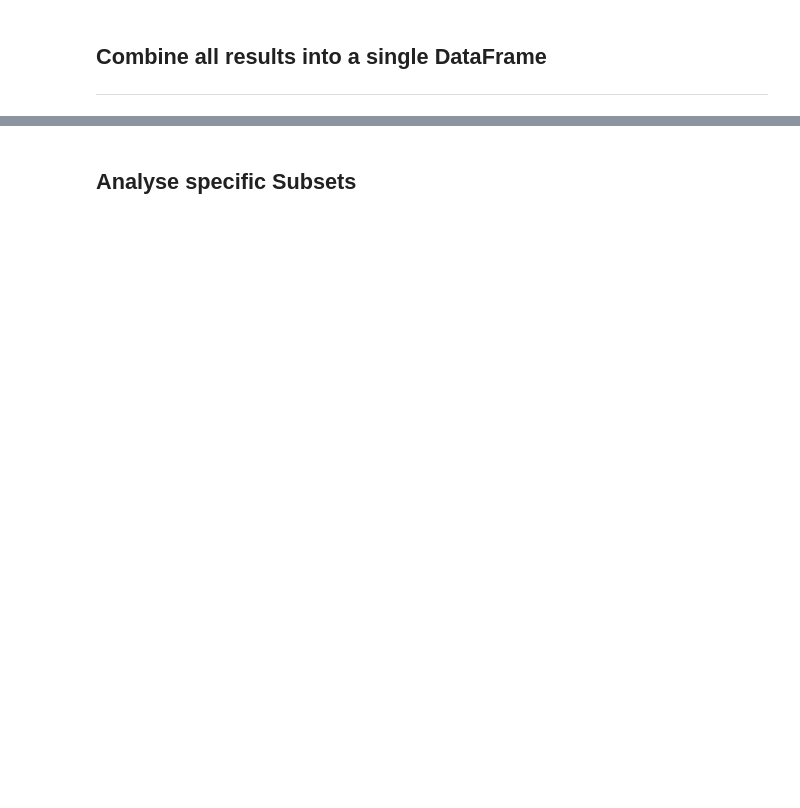
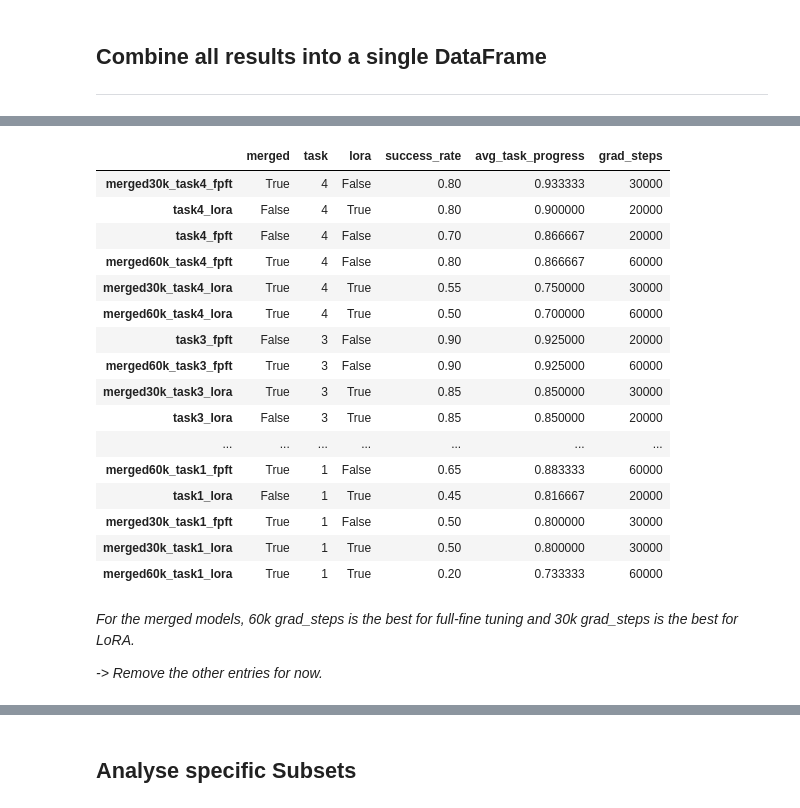
Before and after one commit to F-Fer/lerobot_ur5e_gello, a Jupyter notebook: notebooks/model_performance_analysis.ipynb, the cells around one changed output, grey strips where cells are left out. Cells and saved outputs as stored; diff of their text form; code cells hidden in the pictures; blank space fills up the shorter version.

```diff
--- a/notebooks/model_performance_analysis.ipynb
+++ b/notebooks/model_performance_analysis.ipynb
@@ -125,0 +84,26 @@ df
+# %%
+# order df by task and avg_task_progress
+df = df.sort_values(by=["task", "avg_task_progress"], ascending=False)
+df
+# %% [output]
+|  | merged | task | lora | success_rate | avg_task_progress | grad_steps |
+| merged30k_task4_fpft | True | 4 | False | 0.80 | 0.933333 | 30000 |
+| task4_lora | False | 4 | True | 0.80 | 0.900000 | 20000 |
+| task4_fpft | False | 4 | False | 0.70 | 0.866667 | 20000 |
+| merged60k_task4_fpft | True | 4 | False | 0.80 | 0.866667 | 60000 |
+| merged30k_task4_lora | True | 4 | True | 0.55 | 0.750000 | 30000 |
+| merged60k_task4_lora | True | 4 | True | 0.50 | 0.700000 | 60000 |
+| task3_fpft | False | 3 | False | 0.90 | 0.925000 | 20000 |
+| merged60k_task3_fpft | True | 3 | False | 0.90 | 0.925000 | 60000 |
+| merged30k_task3_lora | True | 3 | True | 0.85 | 0.850000 | 30000 |
+| task3_lora | False | 3 | True | 0.85 | 0.850000 | 20000 |
+| ... | ... | ... | ... | ... | ... | ... |
+| merged60k_task1_fpft | True | 1 | False | 0.65 | 0.883333 | 60000 |
+| task1_lora | False | 1 | True | 0.45 | 0.816667 | 20000 |
+| merged30k_task1_fpft | True | 1 | False | 0.50 | 0.800000 | 30000 |
+| merged30k_task1_lora | True | 1 | True | 0.50 | 0.800000 | 30000 |
+| merged60k_task1_lora | True | 1 | True | 0.20 | 0.733333 | 60000 |
+# %% [markdown]
+*For the merged models, 60k grad_steps is the best for full-fine tuning and 30k grad_steps is the best for LoRA.*
+
+*-> Remove the other entries for now.*
```
Also changed, not shown: parts of 22 cells of this notebook.
